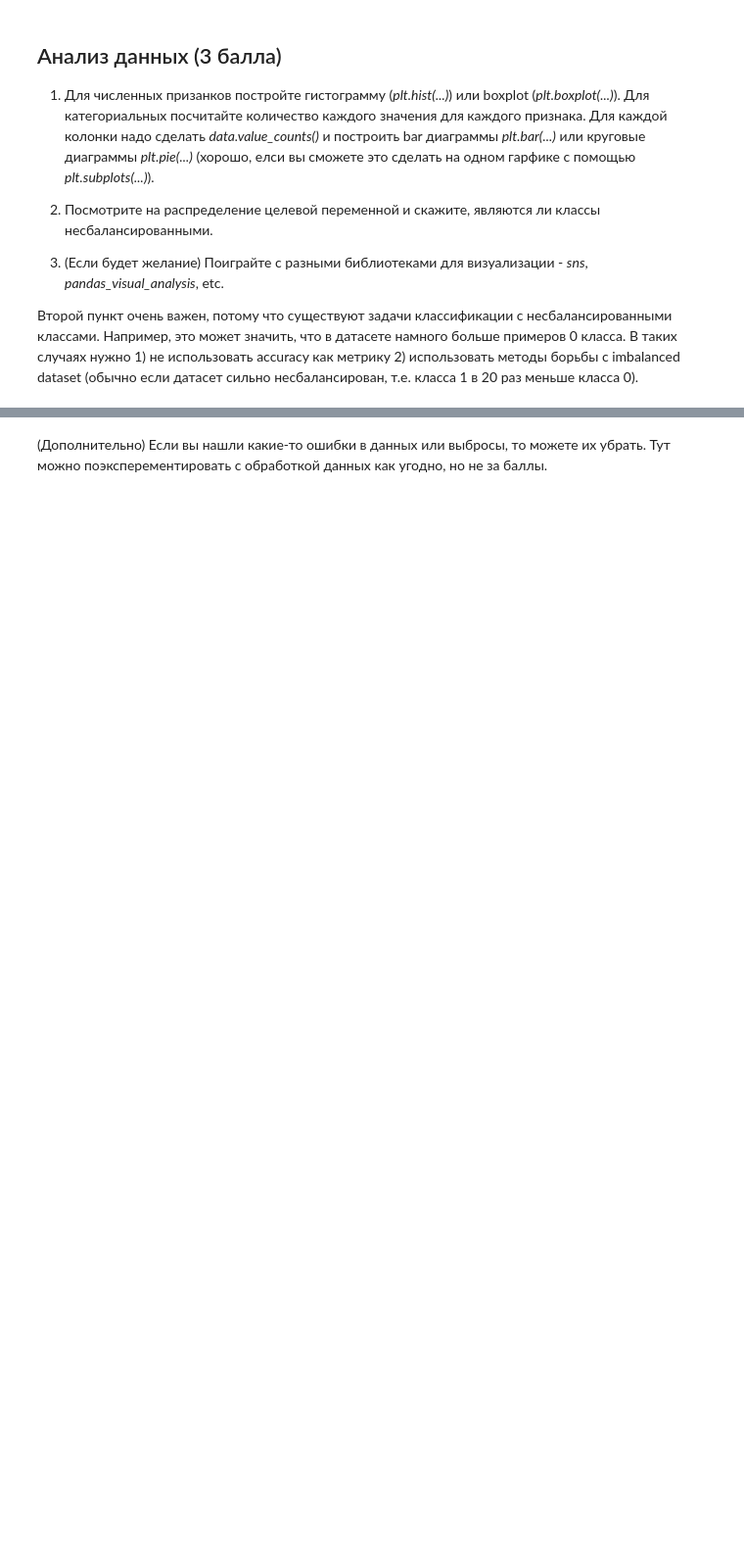
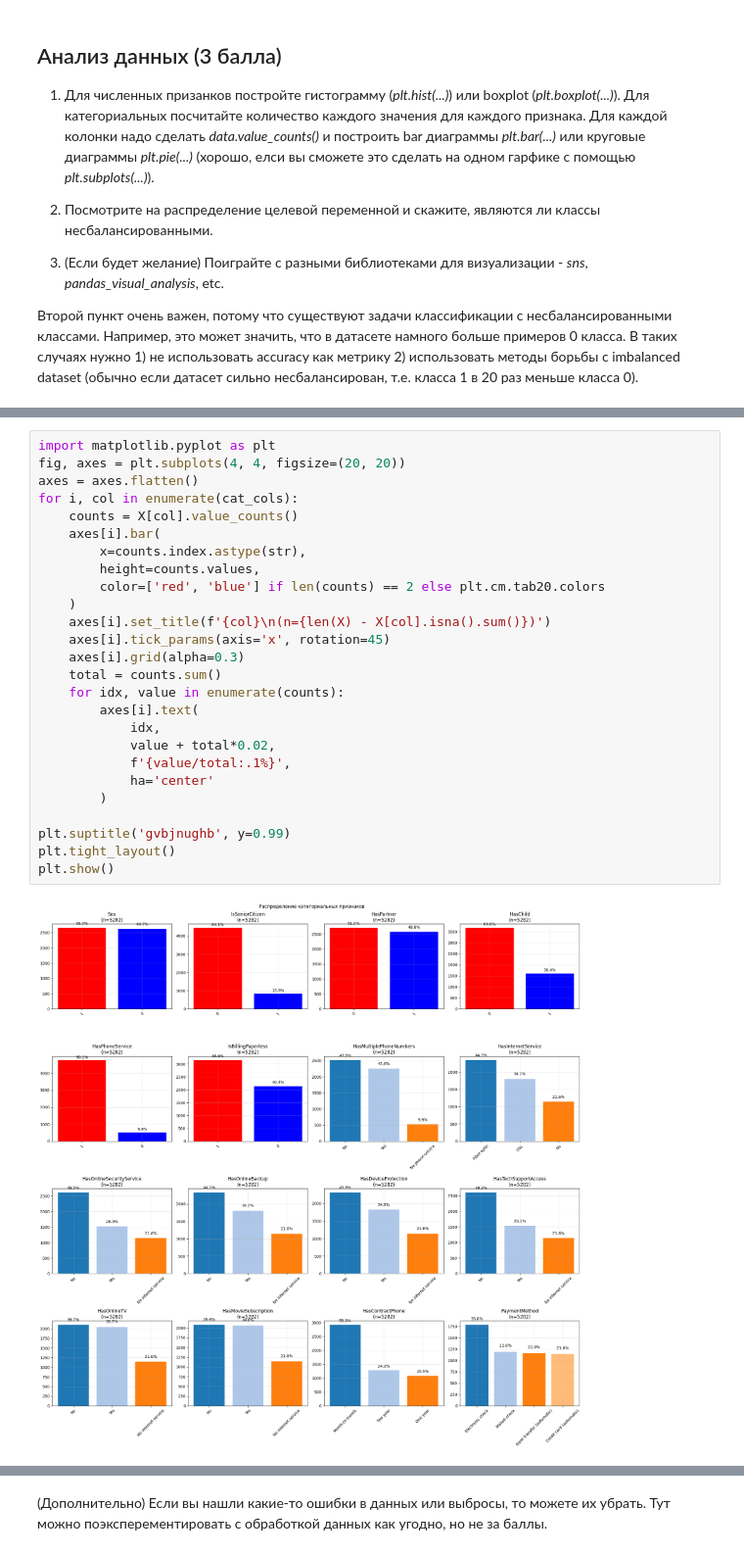
Before and after one commit to OldPetyaTrucker/MuratSamsung, a Jupyter notebook: week_03_composition_model_selection/Homework/hw_3_kaggle.ipynb, the cells around one changed output, grey strips where cells are left out. Shown at 98% size. Drawn from its saved outputs; the diff is of its cells as text; blank space fills up the shorter version.

```diff
--- a/week_03_composition_model_selection/Homework/hw_3_kaggle.ipynb
+++ b/week_03_composition_model_selection/Homework/hw_3_kaggle.ipynb
@@ -185,0 +335,28 @@ Churn                       0
+# %%
+import matplotlib.pyplot as plt
+fig, axes = plt.subplots(4, 4, figsize=(20, 20))
+axes = axes.flatten()
+for i, col in enumerate(cat_cols):
+    counts = X[col].value_counts()
+    axes[i].bar(
+        x=counts.index.astype(str),
+        height=counts.values,
+        color=['red', 'blue'] if len(counts) == 2 else plt.cm.tab20.colors
+    )
+    axes[i].set_title(f'{col}\n(n={len(X) - X[col].isna().sum()})')
+    axes[i].tick_params(axis='x', rotation=45)
+    axes[i].grid(alpha=0.3)
+    total = counts.sum()
+    for idx, value in enumerate(counts):
+        axes[i].text(
+            idx,
+            value + total*0.02,
+            f'{value/total:.1%}',
+            ha='center'
+        )
+
+plt.suptitle('gvbjnughb', y=0.99)
+plt.tight_layout()
+plt.show()
+# %% [output]
+[figure, added]
```
Also changed, not shown: parts of 24 cells of this notebook.
